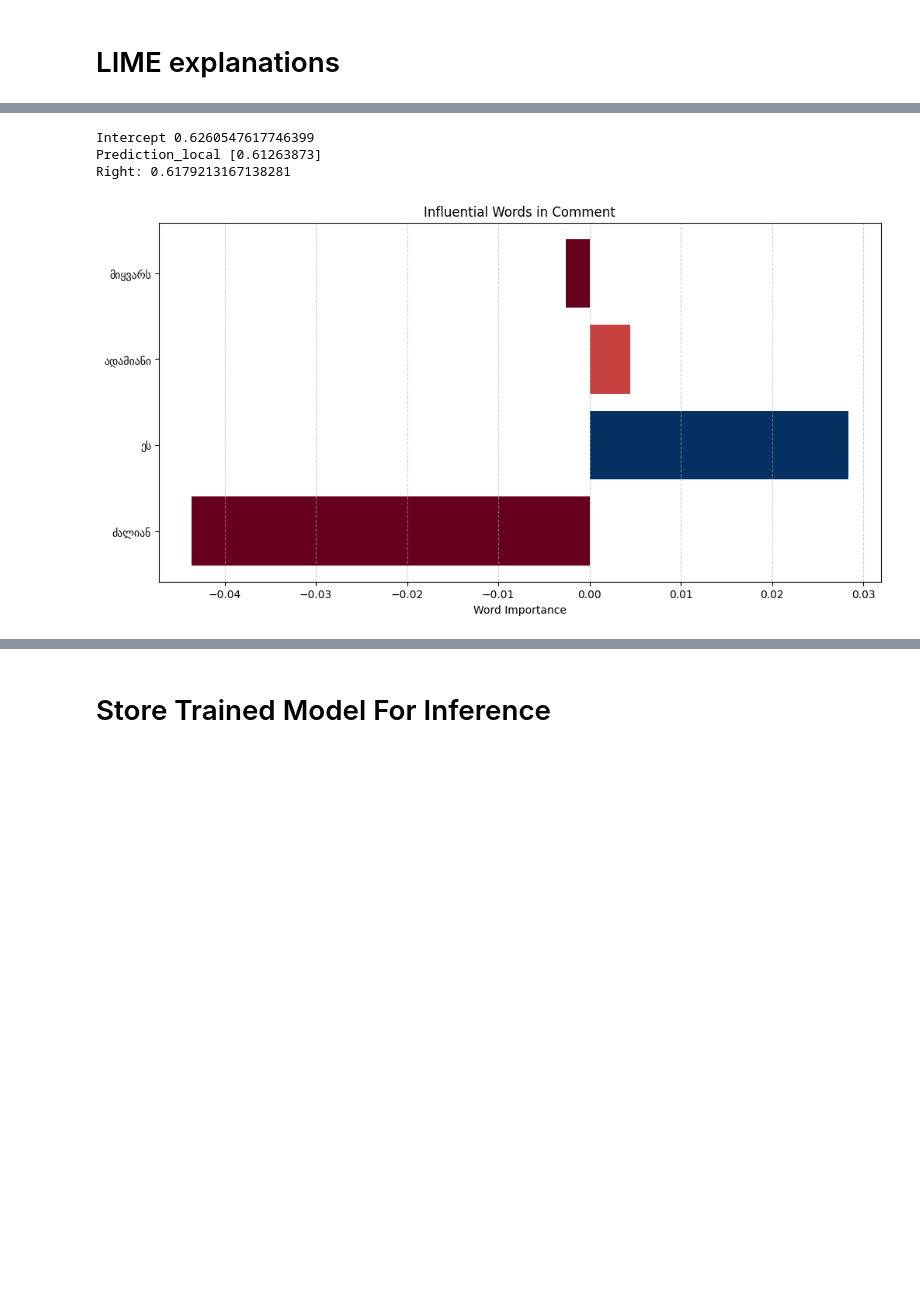
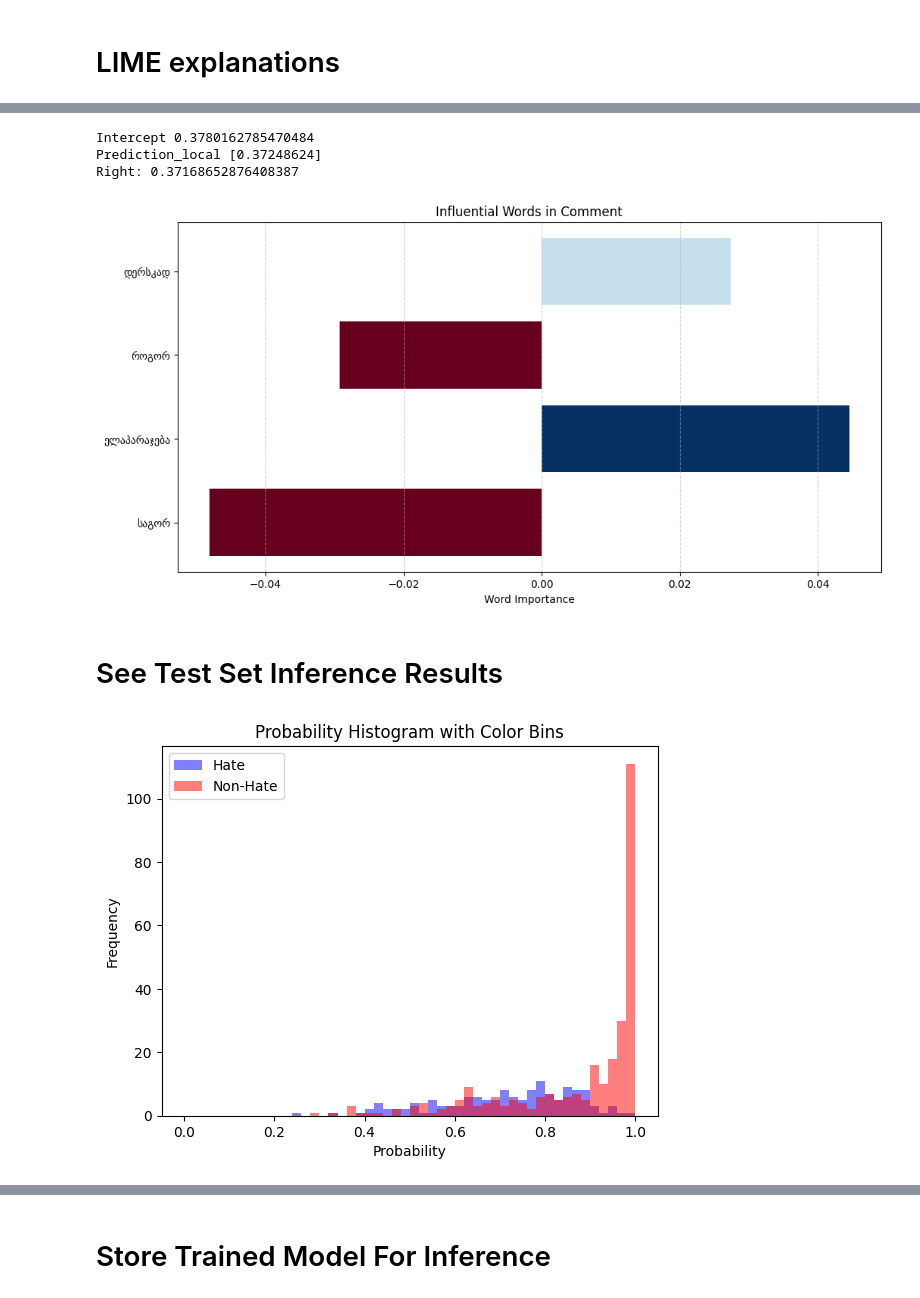
Before and after one commit to RevazRevazashvili/geo-hate-speech-analysis, a Jupyter notebook: notebooks/tfidf_logreg_classifier_with_lime_explanations.ipynb, the cells around one changed output, grey strips where cells are left out. Cells and saved outputs as stored; diff of their text form; code cells hidden in the pictures; blank space fills up the shorter version.

```diff
--- a/notebooks/tfidf_logreg_classifier_with_lime_explanations.ipynb
+++ b/notebooks/tfidf_logreg_classifier_with_lime_explanations.ipynb
@@ -316,7 +367,45 @@ Right: 0.6708407179784094
 # %%
-generate_visual_explanation("ეს ადამიანი ძალიან მიყვარს", pipeline, 20)
+generate_visual_explanation(non_hate_sample, pipeline, 20)
 # %% [output]
-Intercept 0.6260547617746399
-Prediction_local [0.61263873]
-Right: 0.6179213167138281
+Intercept 0.3780162785470484
+Prediction_local [0.37248624]
+Right: 0.37168652876408387
-[figure, old version]
+[figure, new version]
+# %% [markdown]
+# See Test Set Inference Results
+# %%
+test_inference_results_df = pd.DataFrame(
+    {
+        "text": X_test.values,
+        "label": y_test.values,
+        "predicted_label": pipeline.predict(X_test),
+        "hate_prob": pipeline.predict_proba(X_test)[:, 1],
+        "non_hate_prob": pipeline.predict_proba(X_test)[:, 0]
+    }
+)
+# %%
+# Create a figure and axis
+fig, ax = plt.subplots()
+
+# Set the number of bins and range for the histogram
+n_bins = 50
+bin_range = (0, 1)
+
+# Plot histograms for positive and negative class probabilities with different colors
+ax.hist(
+    test_inference_results_df['hate_prob'][test_inference_results_df.label == 1],
+    bins=n_bins, range=bin_range, color='b', alpha=0.5, label='Hate')
+ax.hist(
+    test_inference_results_df['non_hate_prob'][test_inference_results_df.label == 0],
+    bins=n_bins, range=bin_range, color='r', alpha=0.5, label='Non-Hate')
+
+# Customize the plot
+ax.set_xlabel('Probability')
+ax.set_ylabel('Frequency')
+ax.set_title('Probability Histogram with Color Bins')
+ax.legend()
+
+# Show the histogram
+plt.show()
+# %% [output]
+[figure, added]
```
Also changed, not shown: parts of 42 cells of this notebook.
